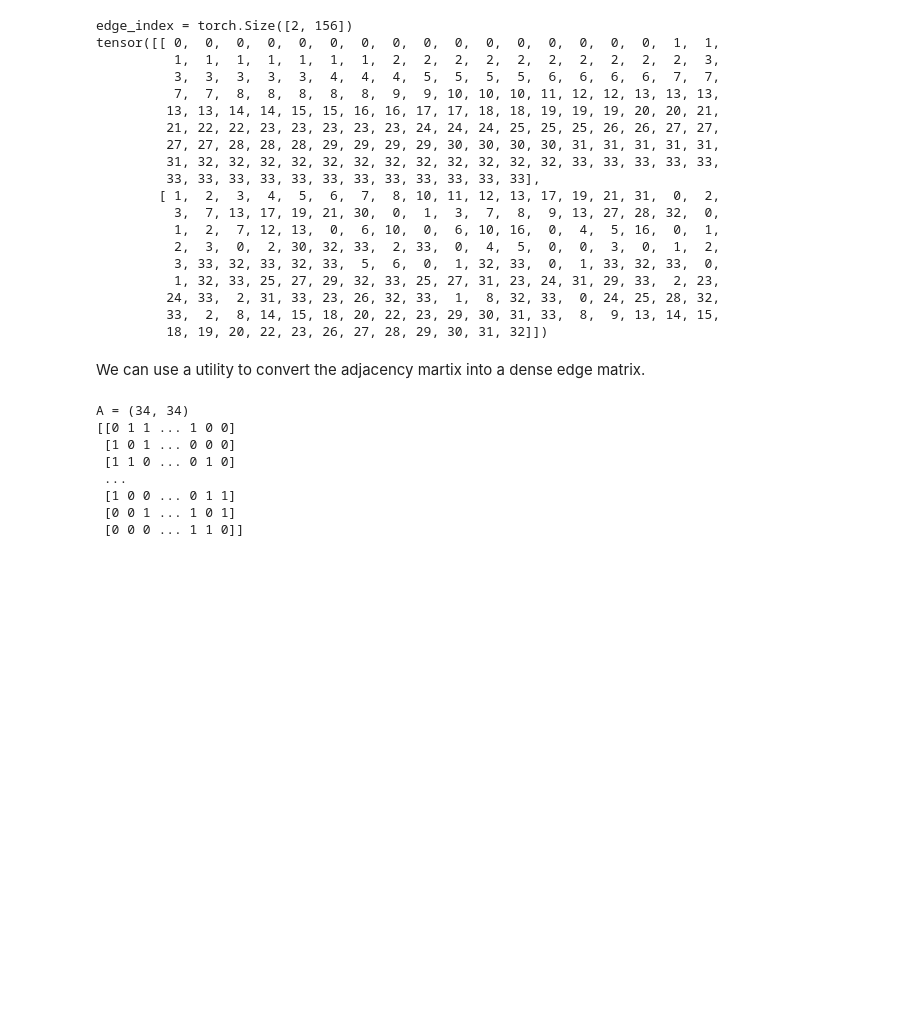
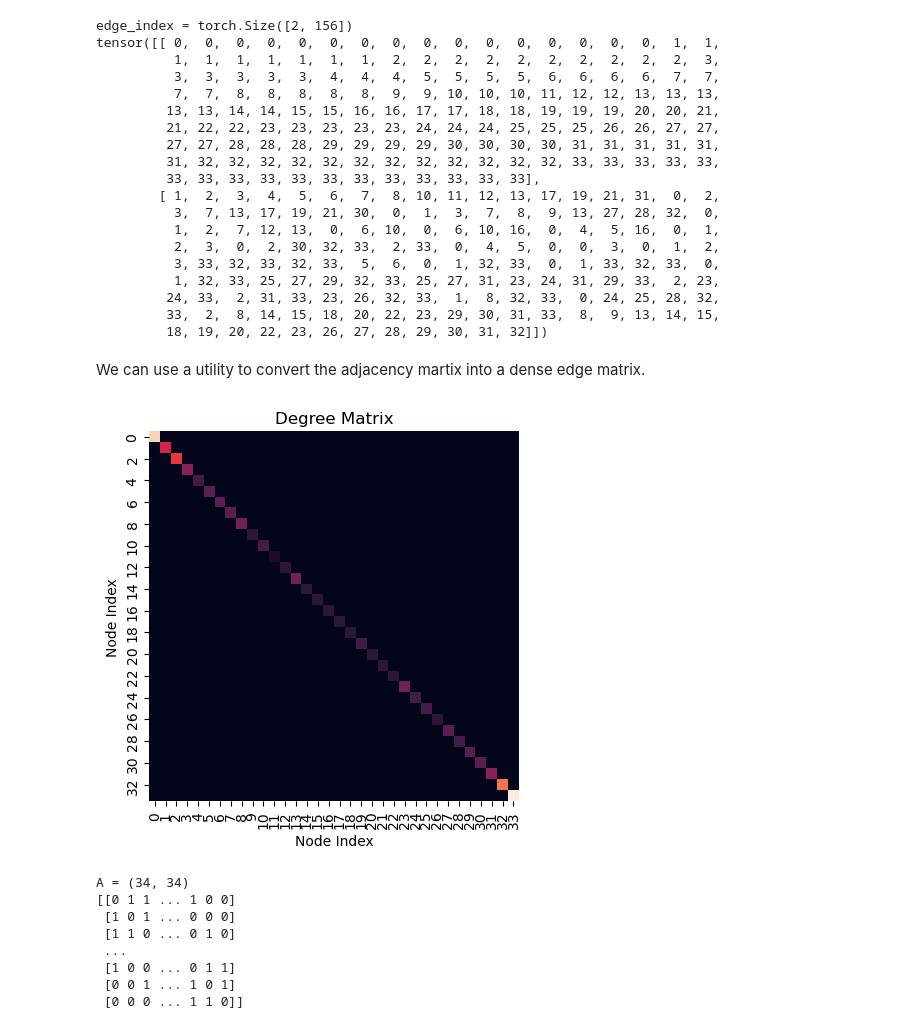
Before and after one commit to emoeller80281/Machine-Learning, a Jupyter notebook: graph_convolutional_network_tutorial.ipynb, the cells around one changed output. Cells and saved outputs as stored; diff of their text form; code cells hidden in the pictures; blank space fills up the shorter version.

```diff
--- a/graph_convolutional_network_tutorial.ipynb
+++ b/graph_convolutional_network_tutorial.ipynb
@@ -80,6 +82,20 @@ tensor([[ 0,  0,  0,  0,  0,  0,  0,  0,  0,  0,  0,  0,  0,  0,  0,  0,  1,  1,
          18, 19, 20, 22, 23, 26, 27, 28, 29, 30, 31, 32]])
 # %% [markdown]
 We can use a utility to convert the adjacency martix into a dense edge matrix.
+# %%
+degree = torch.zeros(data.num_nodes, dtype=torch.int64)
+
+src, dst = data.edge_index
+degree.scatter_add_(0, src, torch.ones_like(src))
+degree.scatter_add_(0, dst, torch.ones_like(dst))
+D = torch.diag(degree)
+sns.heatmap(D.numpy(), annot=False, cbar=False, square=True)
+plt.title("Degree Matrix")
+plt.xlabel("Node Index")
+plt.ylabel("Node Index")
+plt.show()
+# %% [output]
+[figure, added]
 # %%
 from torch_geometric.utils import to_dense_adj
 
```
Also changed, not shown: parts of 5 cells of this notebook.
